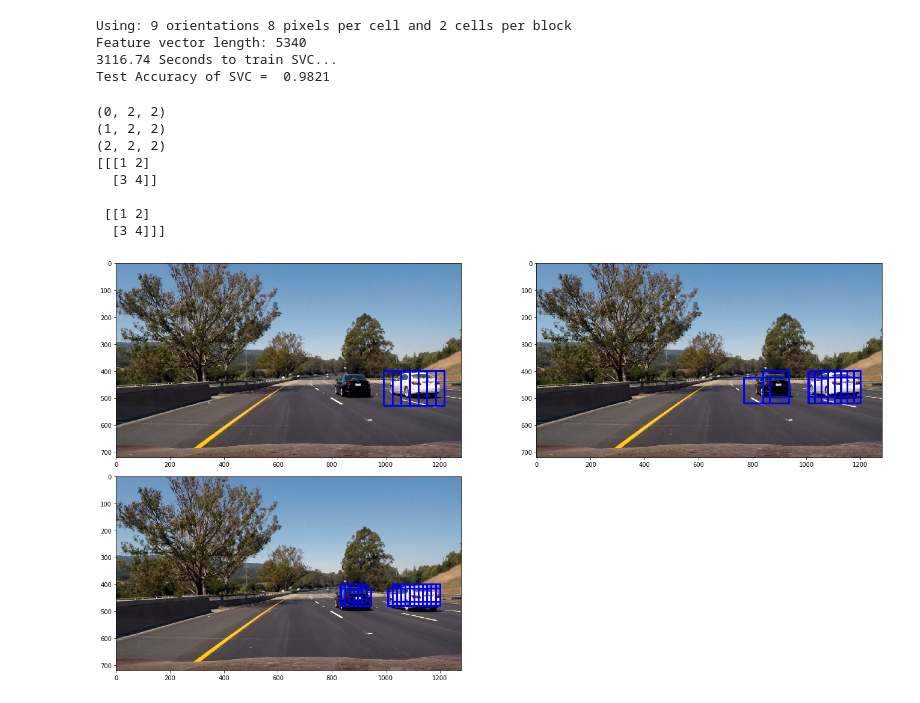
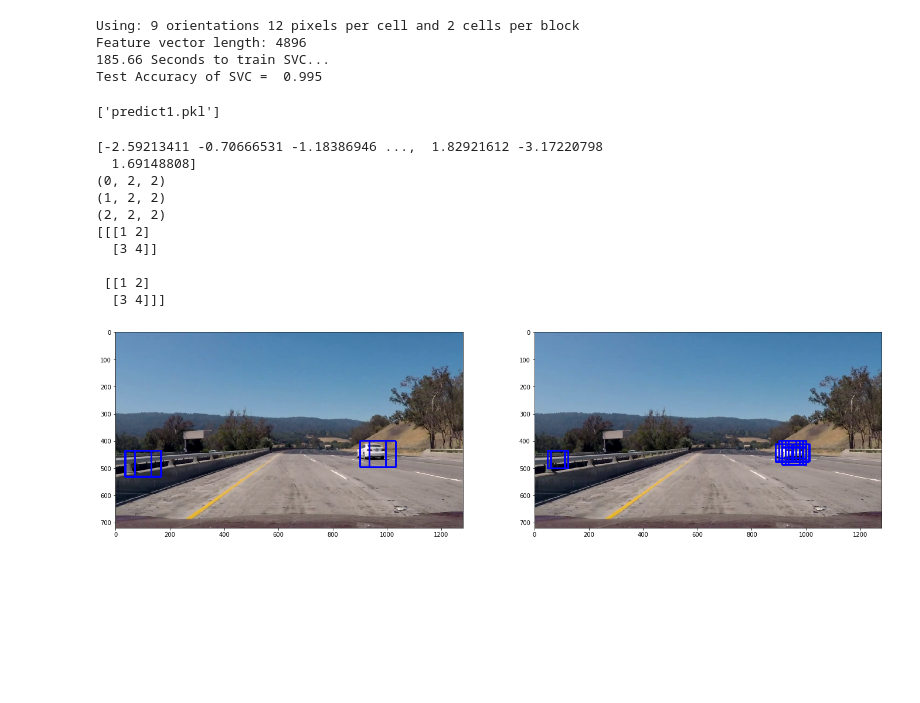
Before and after one commit to saipran7777/CarND-Vehicle-Detection, a Jupyter notebook: vehicle_detect.ipynb, the cells around one changed output. Cells and saved outputs as stored; diff of their text form; code cells hidden in the pictures; blank space fills up the shorter version.

```diff
--- a/vehicle_detect.ipynb
+++ b/vehicle_detect.ipynb
@@ -106,12 +108,12 @@ plt.show()
 # %%
-color_space = 'RGB' # Can be RGB, HSV, LUV, HLS, YUV, YCrCb
+color_space = 'YCrCb' # Can be RGB, HSV, LUV, HLS, YUV, YCrCb
 orient = 9  # HOG orientations
-pix_per_cell = 8 # HOG pixels per cell
+pix_per_cell = 12 # HOG pixels per cell
 cell_per_block = 2 # HOG cells per block
 hog_channel = "ALL" # Can be 0, 1, 2, or "ALL"
 spatial_size = (32, 32) # Spatial binning dimensions
-hist_bins = 16    # Number of histogram bins
-spatial_feat = False # Spatial features on or off
+hist_bins = 32    # Number of histogram bins
+spatial_feat = True # Spatial features on or off
 hist_feat = True # Histogram features on or off
 hog_feat = True # HOG features on or off
 
@@ -150,9 +152,9 @@ print('Using:',orient,'orientations',pix_per_cell,
     'pixels per cell and', cell_per_block,'cells per block')
 print('Feature vector length:', len(X_train[0]))
 
-parameters = {'kernel':('linear', 'rbf'), 'C':[1, 10]}
-svr = svm.SVC()
-clf = GridSearchCV(svr, parameters)
+#parameters = {'kernel':('linear', 'rbf'), 'C':[0.001,0.01]}
+clf = svm.SVC(kernel='rbf',C=10)
+#clf = GridSearchCV(svr, parameters)
 # Check the training time for the SVC
 t=time.time()
 clf.fit(X_train, y_train)
@@ -163,11 +165,16 @@ print('Test Accuracy of SVC = ', round(clf.score(X_test, y_test), 4))
 # Check the prediction time for a single sample
 t=time.time()
 # %% [output]
-Using: 9 orientations 8 pixels per cell and 2 cells per block
-Feature vector length: 5340
-3116.74 Seconds to train SVC...
-Test Accuracy of SVC =  0.9821
+Using: 9 orientations 12 pixels per cell and 2 cells per block
+Feature vector length: 4896
+185.66 Seconds to train SVC...
+Test Accuracy of SVC =  0.995
+# %%
+joblib.dump(clf,'predict1.pkl')
+# %% [output]
+['predict1.pkl']
 # %%
+print(clf.decision_function(X_test))
 # Test stacking
 a = np.empty((0,2,2), int)
 b = np.array([[[1,2],[3,4]]])
@@ -178,6 +185,8 @@ print(b.shape)
 print(c.shape)
 print(c)
 # %% [output]
+[-2.59213411 -0.70666531 -1.18386946 ...,  1.82921612 -3.17220798
+  1.69148808]
 (0, 2, 2)
 (1, 2, 2)
 (2, 2, 2)
@@ -187,14 +196,14 @@ print(c)
  [[1 2]
   [3 4]]]
 # %%
-def find_cars(img, ystart, ystop, scale, svc, X_scaler, orient, pix_per_cell, cell_per_block, spatial_size, hist_bins):
+def find_cars(img, ystart, ystop, scale, svc, X_scaler, orient, pix_per_cell, cell_per_block,cells_per_step, spatial_size, hist_bins):
 
     draw_img = np.copy(img)
     img = img.astype(np.float32)/255
 
     img_tosearch = img[ystart:ystop,:,:]
     ctrans_tosearch = np.copy(img_tosearch)
-    #ctrans_tosearch = cv2.cvtColor(img_tosearch, cv2.COLOR_RGB2YCrCb)
+    ctrans_tosearch = cv2.cvtColor(img_tosearch, cv2.COLOR_RGB2YCrCb)
     if scale != 1:
         imshape = ctrans_tosearch.shape
         ctrans_tosearch = cv2.resize(ctrans_tosearch, (np.int(imshape[1]/scale), np.int(imshape[0]/scale)))
@@ -211,7 +220,7 @@ def find_cars(img, ystart, ystop, scale, svc, X_scaler, orient, pix_per_cell, ce
     # 64 was the orginal sampling rate, with 8 cells and 8 pix per cell
     window = 64
     nblocks_per_window = (window // pix_per_cell) - cell_per_block + 1
-    cells_per_step = 2  # Instead of overlap, define how many cells to step
+    #cells_per_step = 2  # Instead of overlap, define how many cells to step
     nxsteps = (nxblocks - nblocks_per_window) // cells_per_step + 1
     nysteps = (nyblocks - nblocks_per_window) // cells_per_step + 1
 
@@ -242,11 +251,12 @@ def find_cars(img, ystart, ystop, scale, svc, X_scaler, orient, pix_per_cell, ce
             hist_features = color_hist(subimg, nbins=hist_bins)
 
             # Scale features and make a prediction
-            test_features = X_scaler.transform(np.hstack((hist_features,hog_features)).reshape(1, -1))
-            #test_features = X_scaler.transform(np.hstack((spatial_features,hist_features,hog_features)).reshape(1, -1))
+            #test_features = X_scaler.transform(np.hstack((hist_features,hog_features)).reshape(1, -1))
+            test_features = X_scaler.transform(np.hstack((spatial_features,hist_features,hog_features)).reshape(1, -1))
             #test_features = X_scaler.transform(np.hstack((hog_features)).reshape(1, -1))
             #test_features = X_scaler.transform(np.hstack((shape_feat, hist_feat)).reshape(1, -1))
             test_prediction = svc.predict(test_features)
+            desc = svc.decision_function(test_features)
             if test_prediction == 1:
                 xbox_left = np.int(xleft*scale)
                 ytop_draw = np.int(ytop*scale)
@@ -259,33 +269,36 @@ def find_cars(img, ystart, ystop, scale, svc, X_scaler, orient, pix_per_cell, ce
     #print(boxes)
     return boxes,draw_img
 # %%
-image = mpimg.imread('test_images/test6.jpg')
-scale2 = 2.0
-ystart2 = 400
-ystop2 = 600
-box2,img2 = find_cars(image, ystart2, ystop2, scale2, clf, X_scaler, orient, pix_per_cell, cell_per_block, spatial_size, hist_bins)
+clf = joblib.load('predict1.pkl')
+image = mpimg.imread('test_images/test13.jpg')
+# scale2 = 2.0
+# ystart2 = 360
+# ystop2 = 650
+# box2,img2 = find_cars(image, ystart2, ystop2, scale2, clf, X_scaler, orient, pix_per_cell, cell_per_block, spatial_size, hist_bins)
 scale3 = 1.5
 ystart3 = 400
 ystop3 = 540
-box3,img3 = find_cars(image, ystart3, ystop3, scale3, clf, X_scaler, orient, pix_per_cell, cell_per_block, spatial_size, hist_bins)
+cells_per_step = 2
+box3,img3 = find_cars(image, ystart3, ystop3, scale3, clf, X_scaler, orient, pix_per_cell, cell_per_block,cells_per_step, spatial_size, hist_bins)
 scale4 = 1.0
 ystart4 = 400
-ystop4 = 480
-box4,img4 = find_cars(image, ystart4, ystop4, scale4, clf, X_scaler, orient, pix_per_cell, cell_per_block, spatial_size, hist_bins)
-boxes = np.concatenate((box2,box3,box4))
+ystop4 = 500
+cells_per_step = 1
+box4,img4 = find_cars(image, ystart4, ystop4, scale4, clf, X_scaler, orient, pix_per_cell, cell_per_block,cells_per_step, spatial_size, hist_bins)
+boxes = np.concatenate((box3,box4))
 
 fig = plt.figure(figsize=(20,10))
+# plt.subplot(221)
+# plt.imshow(img2)
 plt.subplot(221)
-plt.imshow(img2)
+plt.imshow(img3)
 plt.subplot(222)
-plt.imshow(img3)
-plt.subplot(223)
 plt.imshow(img4)
 # plt.subplot(224)
 # plt.imshow(img4)
 fig.tight_layout()
 plt.show()
 # %% [output]
-[figure, old version]
+[figure, new version]
 # %%
 print(boxes.shape)
```
Also changed, not shown: parts of 14 cells of this notebook, 13 other files.
